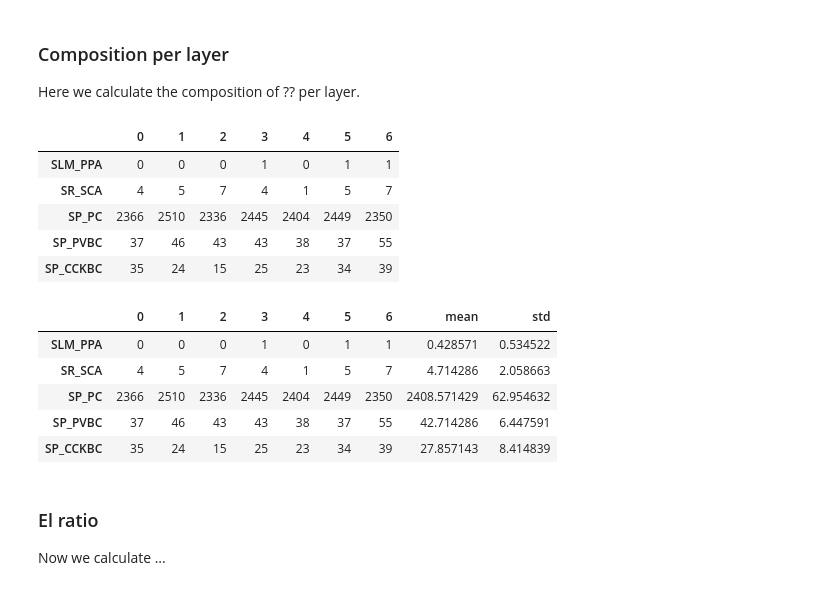
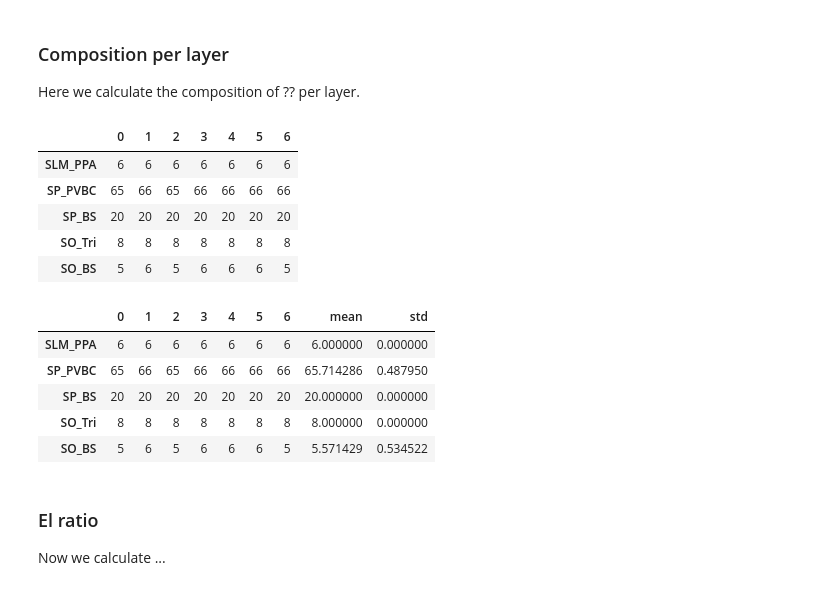
Before and after one commit to BlueBrain/MOOC-hippocampus-network-simulation-2019, a Jupyter notebook: notebooks/density_analysis.ipynb, the cells around one changed output. Drawn from its saved outputs; the diff is of its cells as text; code cells hidden in the pictures.

```diff
--- a/notebooks/density_analysis.ipynb
+++ b/notebooks/density_analysis.ipynb
@@ -22,7 +24,7 @@ Reading and preparing the data
 circuit_path = '/mnt/circuits/O1/20181114/sonata/circuit_config.json'
 atlas_path = '/mnt/entities/dev/atlas/O1-243/'
 # %%
-circuit = bluepy.sonata.Circuit(circuit_path, cells='All')
+circuit = Circuit(circuit_path, node_population='All')
 # %%
 atlas = Atlas.open(atlas_path)
 brain_regions = atlas.load_data('brain_regions')
@@ -107,19 +101,19 @@ import matplotlib.pyplot as plt
 # %%
-mtypes = circuit.cells.get(properties=Cell.MTYPE).unique()
+mtypes = circuit.nodes.property_values(Cell.MTYPE)
 # %%
 columns = range(7)
 composition = pd.DataFrame(index=mtypes, columns=columns)
 for column in columns:
     for mtype in mtypes:
-        composition[column][mtype] = circuit.cells.count({Cell.MTYPE: mtype, Cell.REGION: {'$regex': 'mc%d;.*' % column}})
+        composition[column][mtype] = circuit.nodes.count({Cell.MTYPE: mtype, Cell.REGION: {'$regex': 'mc%d;.*' % column}})
 composition.head()
 # %% [output]
 |  | 0 | 1 | 2 | 3 | 4 | 5 | 6 |
-| SLM_PPA | 0 | 0 | 0 | 1 | 0 | 1 | 1 |
-| SR_SCA | 4 | 5 | 7 | 4 | 1 | 5 | 7 |
-| SP_PC | 2366 | 2510 | 2336 | 2445 | 2404 | 2449 | 2350 |
-| SP_PVBC | 37 | 46 | 43 | 43 | 38 | 37 | 55 |
-| SP_CCKBC | 35 | 24 | 15 | 25 | 23 | 34 | 39 |
+| SLM_PPA | 6 | 6 | 6 | 6 | 6 | 6 | 6 |
+| SP_PVBC | 65 | 66 | 65 | 66 | 66 | 66 | 66 |
+| SP_BS | 20 | 20 | 20 | 20 | 20 | 20 | 20 |
+| SO_Tri | 8 | 8 | 8 | 8 | 8 | 8 | 8 |
+| SO_BS | 5 | 6 | 5 | 6 | 6 | 6 | 5 |
 # %%
 means = composition.mean(axis=1)
 stds = composition.std(axis=1)
@@ -128,11 +122,11 @@ composition['std'] = stds
 composition.head()
 # %% [output]
 |  | 0 | 1 | 2 | 3 | 4 | 5 | 6 | mean | std |
-| SLM_PPA | 0 | 0 | 0 | 1 | 0 | 1 | 1 | 0.428571 | 0.534522 |
-| SR_SCA | 4 | 5 | 7 | 4 | 1 | 5 | 7 | 4.714286 | 2.058663 |
-| SP_PC | 2366 | 2510 | 2336 | 2445 | 2404 | 2449 | 2350 | 2408.571429 | 62.954632 |
-| SP_PVBC | 37 | 46 | 43 | 43 | 38 | 37 | 55 | 42.714286 | 6.447591 |
-| SP_CCKBC | 35 | 24 | 15 | 25 | 23 | 34 | 39 | 27.857143 | 8.414839 |
+| SLM_PPA | 6 | 6 | 6 | 6 | 6 | 6 | 6 | 6.000000 | 0.000000 |
+| SP_PVBC | 65 | 66 | 65 | 66 | 66 | 66 | 66 | 65.714286 | 0.487950 |
+| SP_BS | 20 | 20 | 20 | 20 | 20 | 20 | 20 | 20.000000 | 0.000000 |
+| SO_Tri | 8 | 8 | 8 | 8 | 8 | 8 | 8 | 8.000000 | 0.000000 |
+| SO_BS | 5 | 6 | 5 | 6 | 6 | 6 | 5 | 5.571429 | 0.534522 |
 # %% [markdown]
 ### El ratio
 
```
Also changed, not shown: parts of 9 cells of this notebook, 7 other files.
